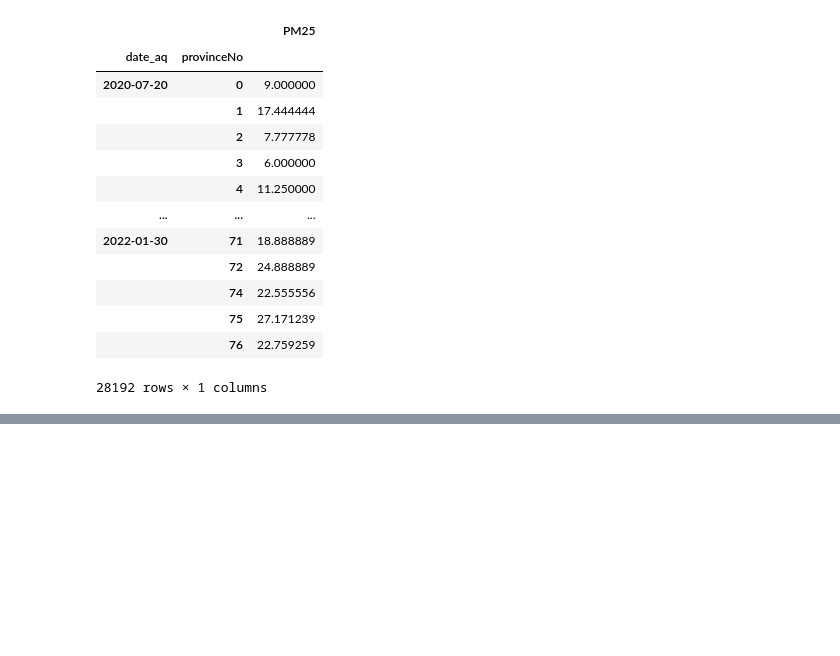
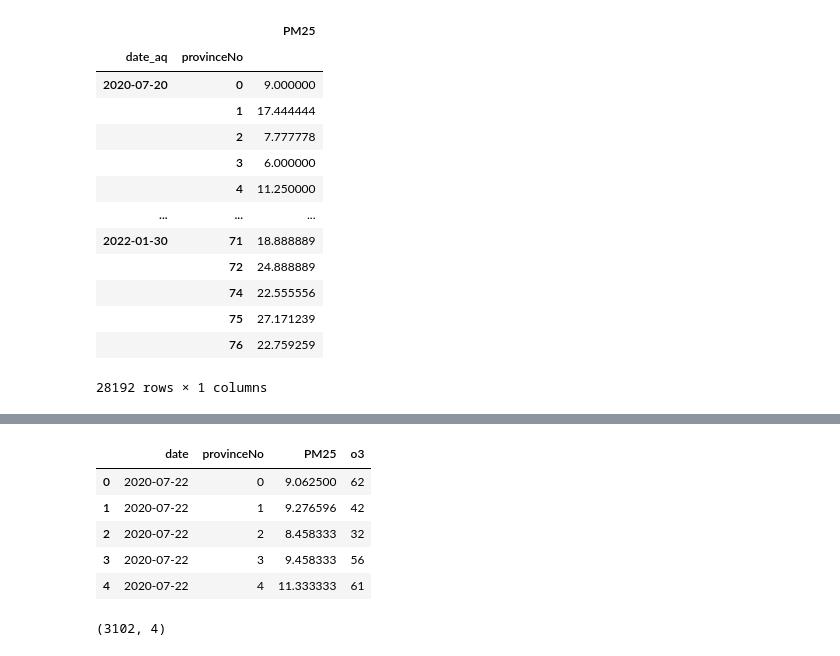
Before and after one commit to Peemajoke/DataSciProject2, a Jupyter notebook: Code/ProjectCode.ipynb, the cells around one changed output, grey strips where cells are left out. Saved outputs shown, nothing was run; the diff lists cells and outputs as text; code cells hidden in the pictures; blank space fills up the shorter version.

```diff
--- a/Code/ProjectCode.ipynb
+++ b/Code/ProjectCode.ipynb
@@ -245,0 +412,2 @@ dfPM25
+# %%
+dfO3['provinceNo'] = dfO3['provinceNo'].astype(int)
@@ -245,0 +423,4 @@ dfPM25
+# %%
+dfO3['date'] = dfO3['date'].astype(str)
+# %%
+dfO3['date'] = dfO3['date'].apply(lambda x : x[0:4]+"-"+x[4:6]+"-"+x[6:8])
@@ -245,0 +436,15 @@ dfPM25
+# %%
+df_merge = dfPM25_filtered.merge(dfO3,on=['date','provinceNo'])
+# %%
+df_merge.head()
+# %% [output]
+|  | date | provinceNo | PM25 | o3 |
+| 0 | 2020-07-22 | 0 | 9.062500 | 62 |
+| 1 | 2020-07-22 | 1 | 9.276596 | 42 |
+| 2 | 2020-07-22 | 2 | 8.458333 | 32 |
+| 3 | 2020-07-22 | 3 | 9.458333 | 56 |
+| 4 | 2020-07-22 | 4 | 11.333333 | 61 |
+# %%
+df_merge.shape
+# %% [output]
+(3102, 4)
```
Also changed, not shown: parts of 29 cells of this notebook, 1 other file.
